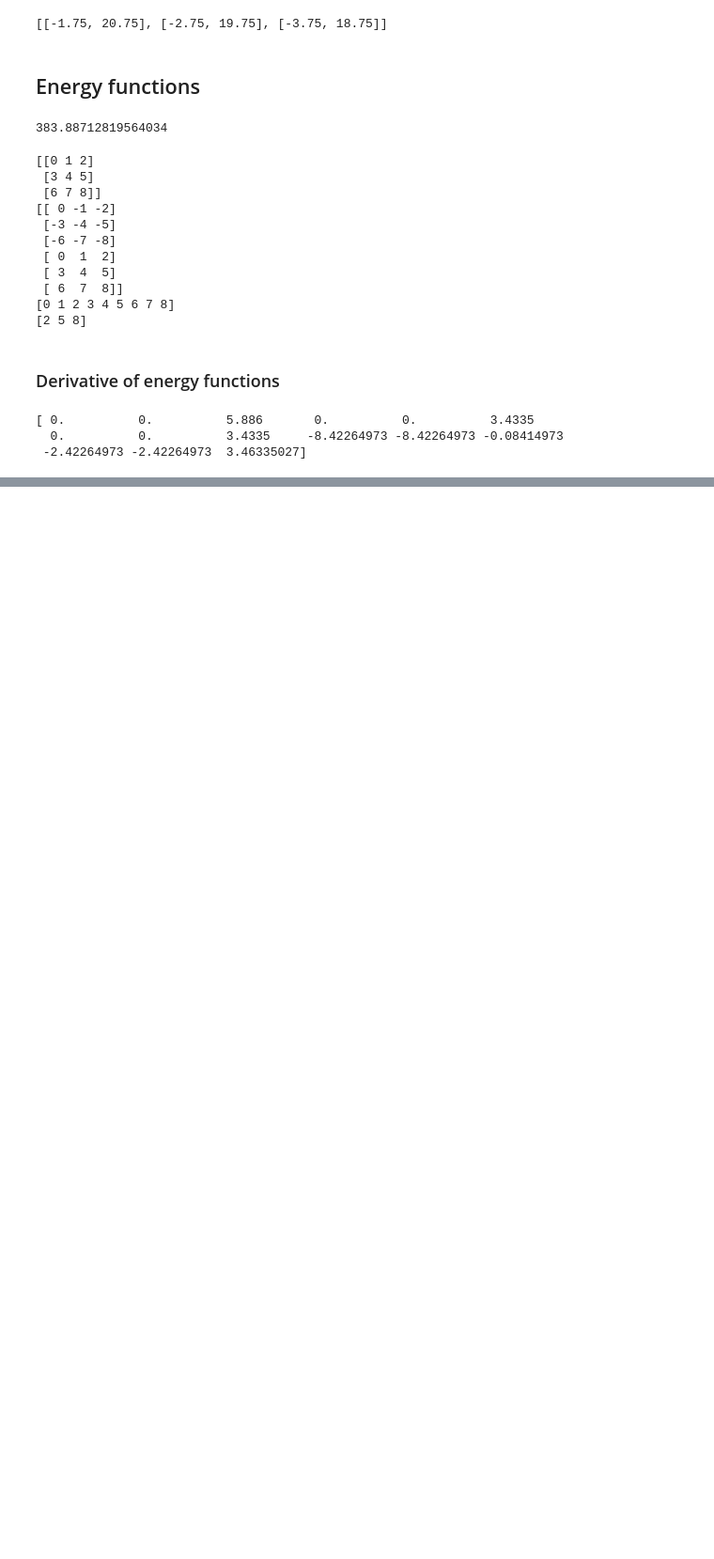
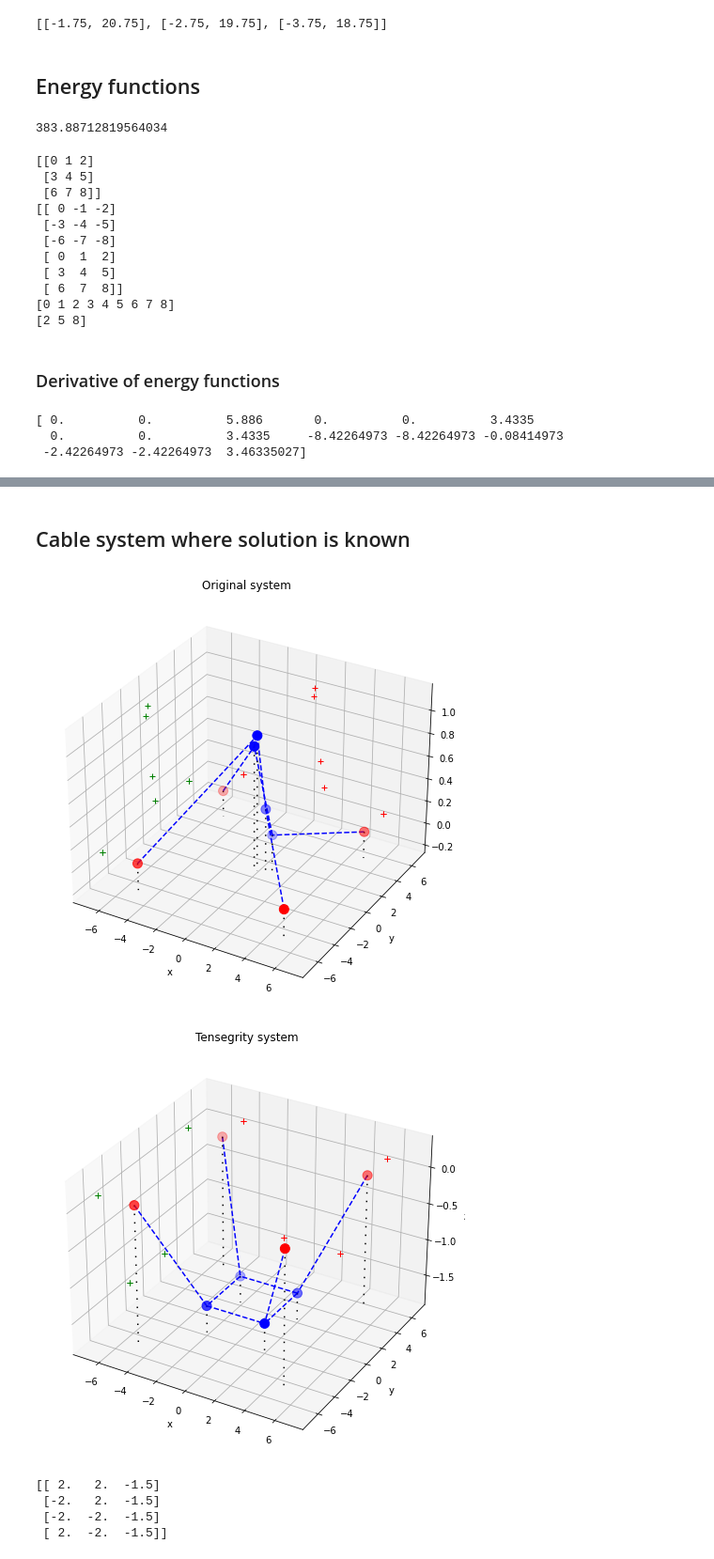
Before and after one commit to aledha/Tensegrity-Structures, a Jupyter notebook: tensegrity.ipynb, the cells around one changed output, grey strips where cells are left out. Shown: that part at 94% size. Drawn from its saved outputs; the diff is of its cells as text; code cells hidden in the pictures; blank space fills up the shorter version.

Commit message:
cables work, bars don't

```diff
--- a/tensegrity.ipynb
+++ b/tensegrity.ipynb
@@ -212,14 +223,14 @@ def backtracking2(x, p, c1, ro, f, df):
 # %%
-def BFGS(X0, N, M, cables, bars, ms, maxiter):
+def BFGS(X0, N, M, cables, bars, ms, maxiter, consts):
     original_limits = plot_points(X0.reshape((N,3)), bars, cables, M, title = 'Original system')
     P = X0[:3 * M]
     Y0 = X0[3 * M:]
     def f(y):
         X = np.concatenate((P, y))
-        return E(X, cables, bars, ms)
+        return E(X, cables, bars, ms, consts)
 
     def df(y):
-        return dE(y, P.reshape(M, 3), cables, bars, ms, N, M)
+        return dE(y, P.reshape(M, 3), cables, bars, ms, N, M, consts)
 
     c1, c2 = 0.025, 0.2
     # First: Gradient descent
@@ -250,12 +261,10 @@ def BFGS(X0, N, M, cables, bars, ms, maxiter):
         H = H - Sk * (sk @ Hkyk.T + Hkyk @ sk.T) + sk @ sk.T * (Sk**2 * np.inner(yk, Hkyk) + Sk)
     original_limits[2] = None
     plot_points((np.concatenate((P, Y1))).reshape(N, 3), bars, cables, M, lims = original_limits)
-    print(p, df(Y1))
-    print(E_bar(np.concatenate((P, Y1)).reshape((N,3)), bars))
-    print(E_cable(np.concatenate((P, Y1)).reshape((N,3)), cables))
+    return Y1
 
 M = 1
-BFGS(X.flatten(), N, M, cables, bars, ms, 100)
+BFGS(X.flatten(), N, M, cables, bars, ms, 100, consts)
 # %% [output]
 [figure]
 [figure]
@@ -270,0 +275,37 @@ BFGS(X.flatten(), N, M, cables, bars, ms, 100)
+# %% [markdown]
+## Cable system where solution is known
+# %%
+g, rho, c, k = 9.81, 1, 1, 3
+consts = [g, rho, c, k]
+N = 8
+M = 4
+P = np.array([[5, 5, 0],
+              [-5, 5, 0],
+              [-5, -5, 0],
+              [5, -5, 0]])
+Y0 = np.random.rand(N-M, 3)
+X0 = np.vstack((P, Y0))
+
+cables = np.zeros((N, N))
+bars = np.zeros((N, N))
+
+cables[0, 4] = 3
+cables[1, 5] = 3
+cables[2, 6] = 3
+cables[3, 7] = 3
+cables[4, 5] = 3
+cables[4, 7] = 3
+cables[5, 6] = 3
+cables[6, 7] = 3
+
+ms = np.ones(N) / (6 * g)
+
+Y = BFGS(X0.flatten(), N, M, cables, bars, ms, 100, consts)
+print(Y.reshape((N-M, 3)))
+# %% [output]
+[figure, added]
+[figure, added]
+[[ 2.   2.  -1.5]
+ [-2.   2.  -1.5]
+ [-2.  -2.  -1.5]
+ [ 2.  -2.  -1.5]]
```
Also changed, not shown: parts of 8 cells of this notebook.
